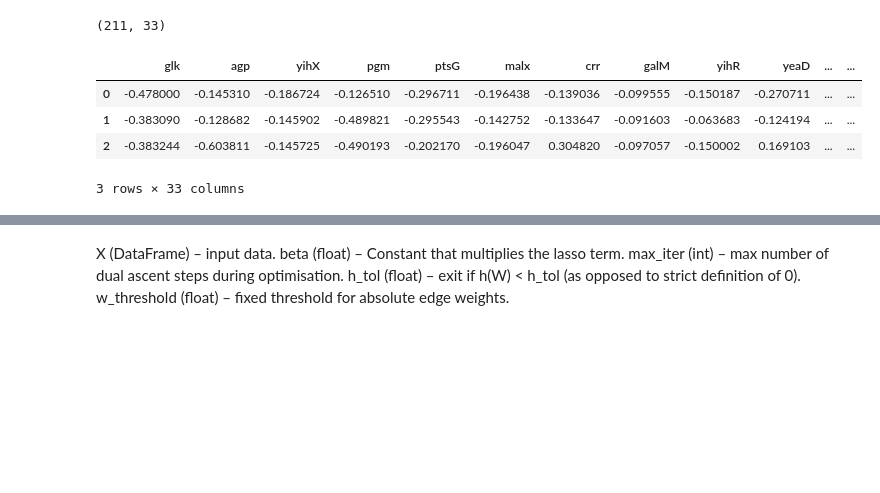
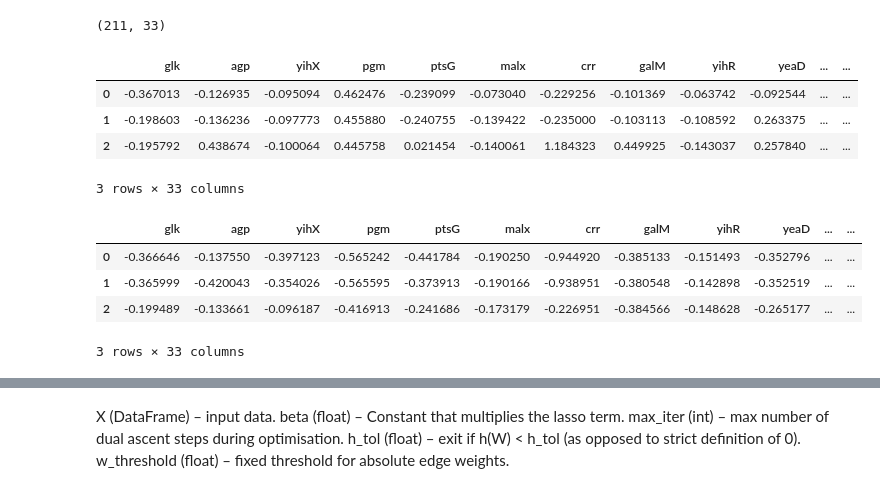
Before and after one commit to SanchanY/bn, a Jupyter notebook: work/notears_lasso.ipynb, the cells around one changed output, grey strips where cells are left out. Saved outputs shown, nothing was run; the diff lists cells and outputs as text; code cells hidden in the pictures; blank space fills up the shorter version.

```diff
--- a/work/notears_lasso.ipynb
+++ b/work/notears_lasso.ipynb
@@ -34,18 +34,29 @@ data = data.reset_index(drop=True)
 data.shape
 # %% [output]
 (211, 33)
+# %%
+train, test = train_test_split(data, train_size=0.8, random_state=42)
 # %%
 # 平均0, 分散1の標準化
 scaler = StandardScaler()
-norm_data_array = scaler.fit_transform(data)
-norm_data = pd.DataFrame(norm_data_array, columns=data.columns)
-norm_data.head(3)
+norm_data_array_train = scaler.fit_transform(train)
+norm_data_array_test = scaler.transform(test)
+
+norm_data_train = pd.DataFrame(norm_data_array_train, columns=data.columns)
+norm_data_test = pd.DataFrame(norm_data_array_test, columns=data.columns)
+display(norm_data_train.head(3))
+display(norm_data_test.head(3))
 # %% [output]
 |  | glk | agp | yihX | pgm | ptsG | malx | crr | galM | yihR | yeaD | ... | ... |
-| 0 | -0.478000 | -0.145310 | -0.186724 | -0.126510 | -0.296711 | -0.196438 | -0.139036 | -0.099555 | -0.150187 | -0.270711 | ... | ... |
-| 1 | -0.383090 | -0.128682 | -0.145902 | -0.489821 | -0.295543 | -0.142752 | -0.133647 | -0.091603 | -0.063683 | -0.124194 | ... | ... |
-| 2 | -0.383244 | -0.603811 | -0.145725 | -0.490193 | -0.202170 | -0.196047 | 0.304820 | -0.097057 | -0.150002 | 0.169103 | ... | ... |
+| 0 | -0.367013 | -0.126935 | -0.095094 | 0.462476 | -0.239099 | -0.073040 | -0.229256 | -0.101369 | -0.063742 | -0.092544 | ... | ... |
+| 1 | -0.198603 | -0.136236 | -0.097773 | 0.455880 | -0.240755 | -0.139422 | -0.235000 | -0.103113 | -0.108592 | 0.263375 | ... | ... |
+| 2 | -0.195792 | 0.438674 | -0.100064 | 0.445758 | 0.021454 | -0.140061 | 1.184323 | 0.449925 | -0.143037 | 0.257840 | ... | ... |
 3 rows × 33 columns
+|  | glk | agp | yihX | pgm | ptsG | malx | crr | galM | yihR | yeaD | ... | ... |
+| 0 | -0.366646 | -0.137550 | -0.397123 | -0.565242 | -0.441784 | -0.190250 | -0.944920 | -0.385133 | -0.151493 | -0.352796 | ... | ... |
+| 1 | -0.365999 | -0.420043 | -0.354026 | -0.565595 | -0.373913 | -0.190166 | -0.938951 | -0.380548 | -0.142898 | -0.352519 | ... | ... |
+| 2 | -0.199489 | -0.133661 | -0.096187 | -0.416913 | -0.241686 | -0.173179 | -0.226951 | -0.384566 | -0.148628 | -0.265177 | ... | ... |
+3 rows × 33 columns
 # %%
 norm_data.describe()
 # %% [output]
```
Also changed, not shown: parts of 8 cells of this notebook, 3 other files.
